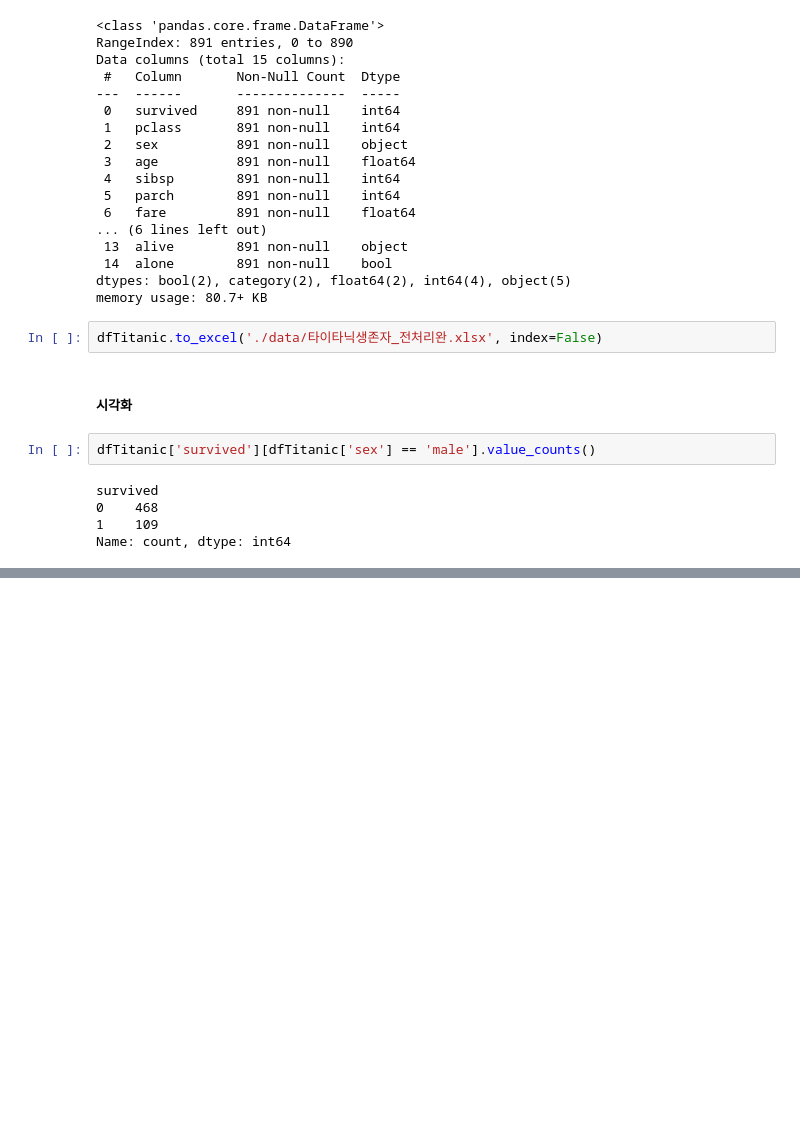
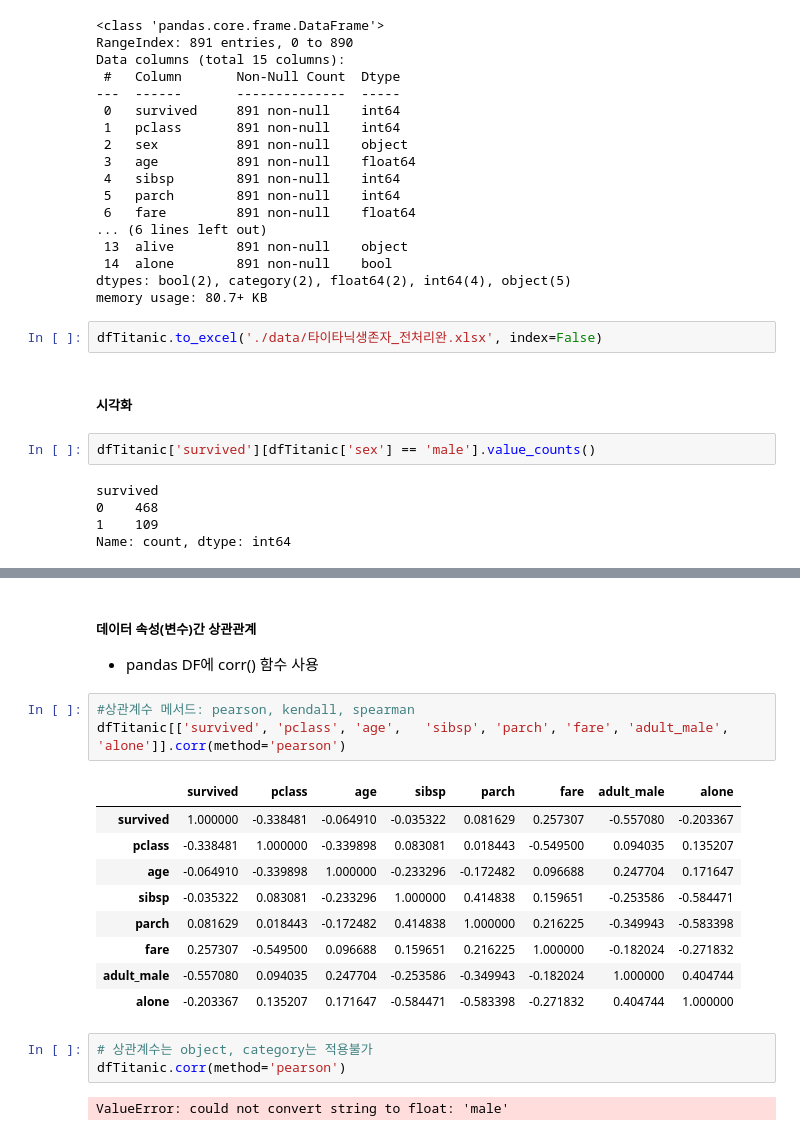
Before and after one commit to devuoon/bigdata-analysis-2024, a Jupyter notebook: day10/da22_타이타닉생존자_상관분석.ipynb, the cells around one changed output, grey strips where cells are left out. Drawn from its saved outputs; the diff is of its cells as text; blank space fills up the shorter version.

```diff
--- a/day10/da22_타이타닉생존자_상관분석.ipynb
+++ b/day10/da22_타이타닉생존자_상관분석.ipynb
@@ -211,3 +214,24 @@ sns.countplot(dfTitanic, x='pclass', hue='survived', stat='count')
 plt.show()
 # %% [output]
 [figure]
+# %% [markdown]
+##### 데이터 속성(변수)간 상관관계
+- pandas DF에 corr() 함수 사용
+# %%
+#상관계수 메서드: pearson, kendall, spearman
+dfTitanic[['survived', 'pclass', 'age',   'sibsp', 'parch', 'fare', 'adult_male',   'alone']].corr(method='pearson')
+# %% [output]
+|  | survived | pclass | age | sibsp | parch | fare | adult_male | alone |
+| survived | 1.000000 | -0.338481 | -0.064910 | -0.035322 | 0.081629 | 0.257307 | -0.557080 | -0.203367 |
+| pclass | -0.338481 | 1.000000 | -0.339898 | 0.083081 | 0.018443 | -0.549500 | 0.094035 | 0.135207 |
+| age | -0.064910 | -0.339898 | 1.000000 | -0.233296 | -0.172482 | 0.096688 | 0.247704 | 0.171647 |
+| sibsp | -0.035322 | 0.083081 | -0.233296 | 1.000000 | 0.414838 | 0.159651 | -0.253586 | -0.584471 |
+| parch | 0.081629 | 0.018443 | -0.172482 | 0.414838 | 1.000000 | 0.216225 | -0.349943 | -0.583398 |
+| fare | 0.257307 | -0.549500 | 0.096688 | 0.159651 | 0.216225 | 1.000000 | -0.182024 | -0.271832 |
+| adult_male | -0.557080 | 0.094035 | 0.247704 | -0.253586 | -0.349943 | -0.182024 | 1.000000 | 0.404744 |
+| alone | -0.203367 | 0.135207 | 0.171647 | -0.584471 | -0.583398 | -0.271832 | 0.404744 | 1.000000 |
+# %%
+# 상관계수는 object, category는 적용불가
+dfTitanic.corr(method='pearson')
+# %% [output]
+ValueError: could not convert string to float: 'male'
```
Also changed, not shown: parts of 13 cells of this notebook, 1 other file.
